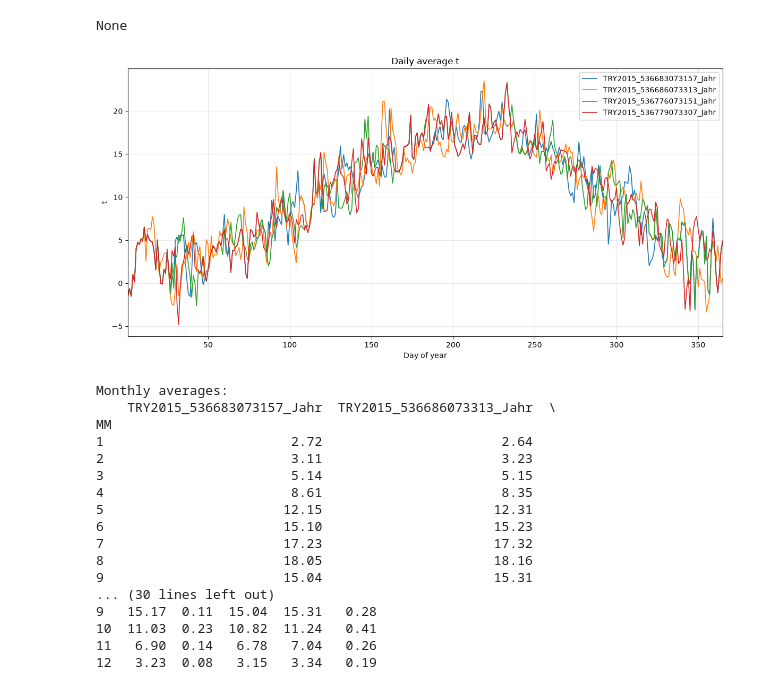
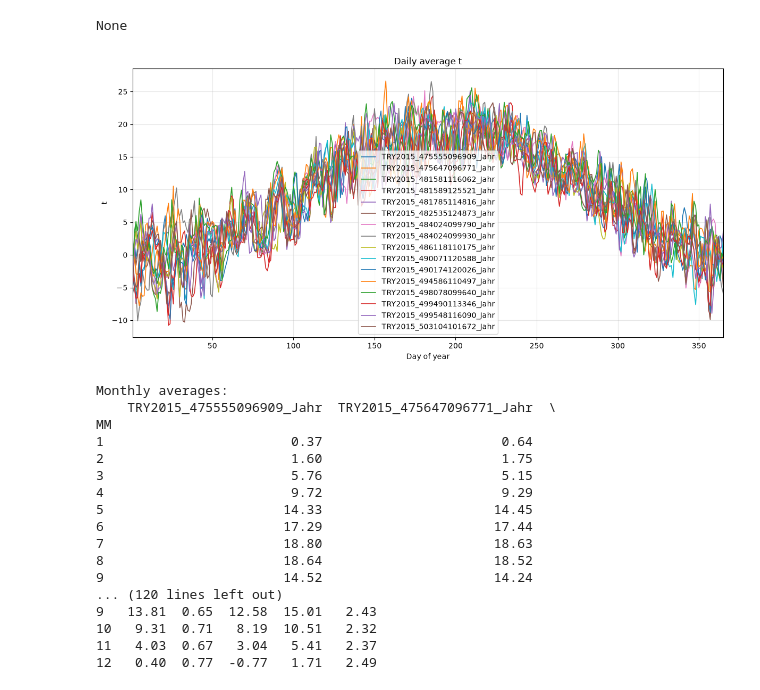
Before and after one commit to NV717/tsib_simuflex, a Jupyter notebook: tsib/Weather.ipynb, the cells around one changed output. Drawn from its saved outputs; the diff is of its cells as text; code cells hidden in the pictures.

```diff
--- a/tsib/Weather.ipynb
+++ b/tsib/Weather.ipynb
@@ -180,26 +181,26 @@ def compare_TRYs(directory, keyword, variable="t"):
     return daily_data, monthly_data, differences
 # %%
 daily, monthly, differences = compare_TRYs(
-    directory=r"C:\Users\Samuel\Downloads\product_wgs84_20260815__112851",
+    directory=r"C:\Users\Samuel\FH_Aachen\tsib_simuflex_fork\tsib_simuflex\tsib\data\weatherdata\TRY2015\13",
     keyword="Jahr",
     variable="t"
 )
 # %% [output]
-[figure, old version]
+[figure, new version]
 Monthly averages:
-    TRY2015_536683073157_Jahr  TRY2015_536686073313_Jahr  \
+    TRY2015_475555096909_Jahr  TRY2015_475647096771_Jahr  \
 MM
-1                        2.72                       2.64
-2                        3.11                       3.23
-3                        5.14                       5.15
-4                        8.61                       8.35
-5                       12.15                      12.31
-6                       15.10                      15.23
-7                       17.23                      17.32
-8                       18.05                      18.16
-9                       15.04                      15.31
-... (30 lines left out)
-9   15.17  0.11  15.04  15.31   0.28
-10  11.03  0.23  10.82  11.24   0.41
-11   6.90  0.14   6.78   7.04   0.26
-12   3.23  0.08   3.15   3.34   0.19
+1                        0.37                       0.64
+2                        1.60                       1.75
+3                        5.76                       5.15
+4                        9.72                       9.29
+5                       14.33                      14.45
+6                       17.29                      17.44
+7                       18.80                      18.63
+8                       18.64                      18.52
+9                       14.52                      14.24
+... (120 lines left out)
+9   13.81  0.65  12.58  15.01   2.43
+10   9.31  0.71   8.19  10.51   2.32
+11   4.03  0.67   3.04   5.41   2.37
+12   0.40  0.77  -0.77   1.71   2.49
```
Also changed, not shown: parts of 4 cells of this notebook, 4 other files.
